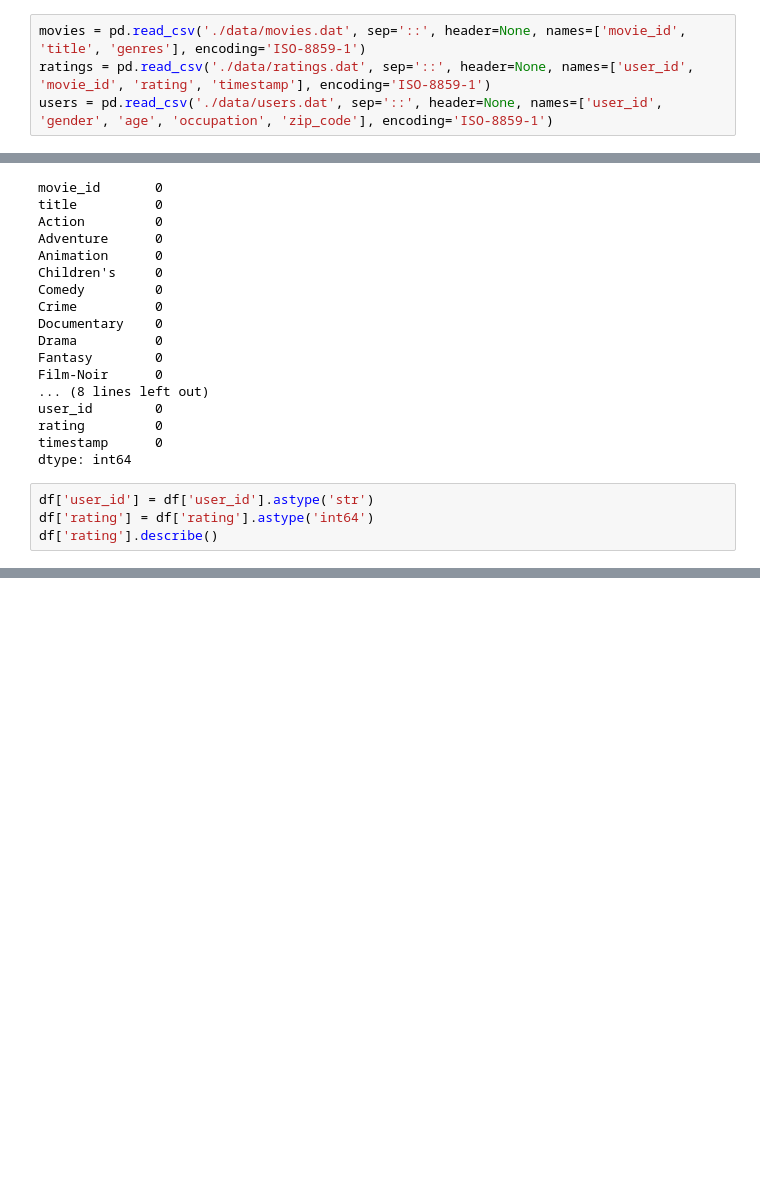
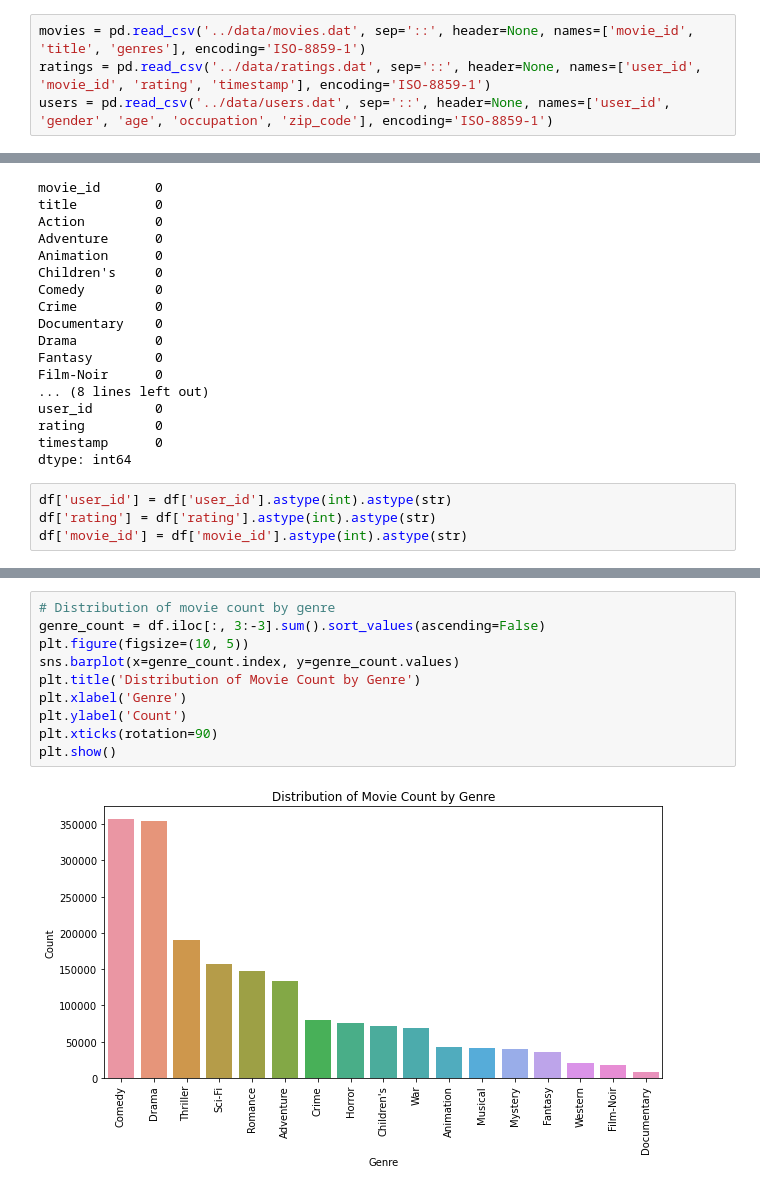
Before and after one commit to abhishekjainz/multi-armed-bandits-recommendation-system, a Jupyter notebook: code/MovieLens 1M EDA.ipynb, the cells around one changed output, grey strips where cells are left out. Saved outputs shown, nothing was run; the diff lists cells and outputs as text; blank space fills up the shorter version.

Commit message:
exploring data further

```diff
--- a/code/MovieLens 1M EDA.ipynb
+++ b/code/MovieLens 1M EDA.ipynb
@@ -9,9 +12,9 @@ import warnings
 warnings.filterwarnings('ignore')
 pd.set_option('display.max_columns', None)
 # %%
-movies = pd.read_csv('./data/movies.dat', sep='::', header=None, names=['movie_id', 'title', 'genres'], encoding='ISO-8859-1')
-ratings = pd.read_csv('./data/ratings.dat', sep='::', header=None, names=['user_id', 'movie_id', 'rating', 'timestamp'], encoding='ISO-8859-1')
-users = pd.read_csv('./data/users.dat', sep='::', header=None, names=['user_id', 'gender', 'age', 'occupation', 'zip_code'], encoding='ISO-8859-1')
+movies = pd.read_csv('../data/movies.dat', sep='::', header=None, names=['movie_id', 'title', 'genres'], encoding='ISO-8859-1')
+ratings = pd.read_csv('../data/ratings.dat', sep='::', header=None, names=['user_id', 'movie_id', 'rating', 'timestamp'], encoding='ISO-8859-1')
+users = pd.read_csv('../data/users.dat', sep='::', header=None, names=['user_id', 'gender', 'age', 'occupation', 'zip_code'], encoding='ISO-8859-1')
 # %%
 print("Ratings dataset shape:", ratings.shape)
 print("Users dataset shape:", users.shape)
@@ -75,6 +117,6 @@ rating         0
 timestamp      0
 dtype: int64
 # %%
-df['user_id'] = df['user_id'].astype('str')
-df['rating'] = df['rating'].astype('int64')
-df['rating'].describe()
+df['user_id'] = df['user_id'].astype(int).astype(str)
+df['rating'] = df['rating'].astype(int).astype(str)
+df['movie_id'] = df['movie_id'].astype(int).astype(str)
@@ -118,0 +186,12 @@ plt.show()
+# %%
+# Distribution of movie count by genre
+genre_count = df.iloc[:, 3:-3].sum().sort_values(ascending=False)
+plt.figure(figsize=(10, 5))
+sns.barplot(x=genre_count.index, y=genre_count.values)
+plt.title('Distribution of Movie Count by Genre')
+plt.xlabel('Genre')
+plt.ylabel('Count')
+plt.xticks(rotation=90)
+plt.show()
+# %% [output]
+[figure, added]
```
Also changed, not shown: parts of 18 cells of this notebook.
